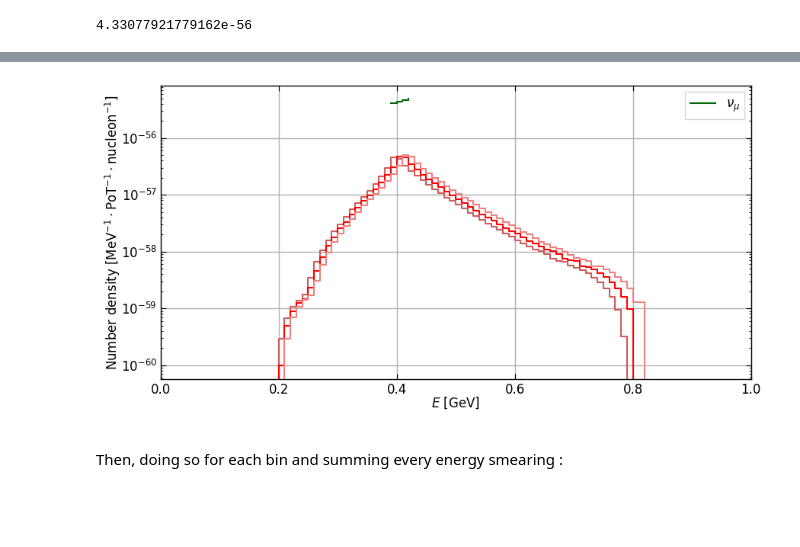
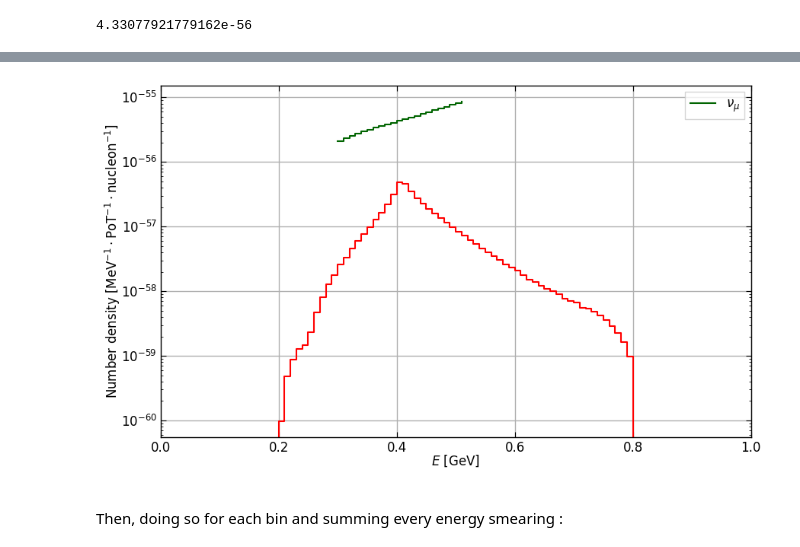
Before and after one commit to pboistier/energy-effects-T2K, a Jupyter notebook: docs/source/notebooks/convolution.ipynb, the cells around one changed output, grey strips where cells are left out. Cells and saved outputs as stored; diff of their text form; code cells hidden in the pictures; blank space fills up the shorter version.

```diff
--- a/docs/source/notebooks/convolution.ipynb
+++ b/docs/source/notebooks/convolution.ipynb
@@ -868,7 +901,7 @@ plt.show()
 # %%
 plt.step(
-    number.minE.loc[n - 1 : n + 2],
-    number.numu.loc[n - 1 : n + 2],
+    number.minE.loc[n - 10 : n + 11],
+    number.numu.loc[n - 10 : n + 11],
     where="post",
     label=conv.print_dict["numu"],
     color=colors["numu"],
@@ -876,38 +909,38 @@ plt.step(
 
 reds = ["indianred", "red", "lightcoral"]
 
-for i in [n - 1, n, n + 1]:
+for i in [n]:
     Emoy = (number.minE.loc[i] + number.maxE.loc[i]) / 2
 
     true_energy = ccqe_energy_res_interp.relatenergy * Emoy + Emoy
     true_integral = number.numu.loc[i] * (number.maxE.loc[i] - number.minE.loc[i])
 
     raw_integral = 0
     for k in range(len(true_energy) - 1):
         raw_integral += ccqe_energy_res_interp.events[k] * (
             true_energy[k + 1] - true_energy[k]
         )
     true_events = ccqe_energy_res_interp.events * true_integral / raw_integral
 
     interpolated = np.interp(
         x=(number.maxE + number.minE) / 2, xp=true_energy, fp=true_events
     )
     interpolated_integral = (interpolated * (number.maxE - number.minE)).sum()
     interpolated = interpolated * true_integral / interpolated_integral
 
     plt.step(number.minE, interpolated, where="post", color=reds[i - n + 1])
 
 plt.yscale("log")
 # plt.ylim(bottom=2e-56)
 plt.xlim(0, 1)
 plt.xlabel(r"$E$ [GeV]")
 plt.ylabel(
     r"Number density [$\text{MeV}^{-1} \cdot \text{PoT}^{-1}\cdot \text{nucleon}^{-1}$]"
 )
 plt.legend()
 plt.show()
 # %% [output]
-[figure, old version]
+[figure, new version]
 # %% [markdown]
 <p> </p>
 Then, doing so for each bin and summing every energy smearing :
```
Also changed, not shown: parts of 13 cells of this notebook, 2 other files.
